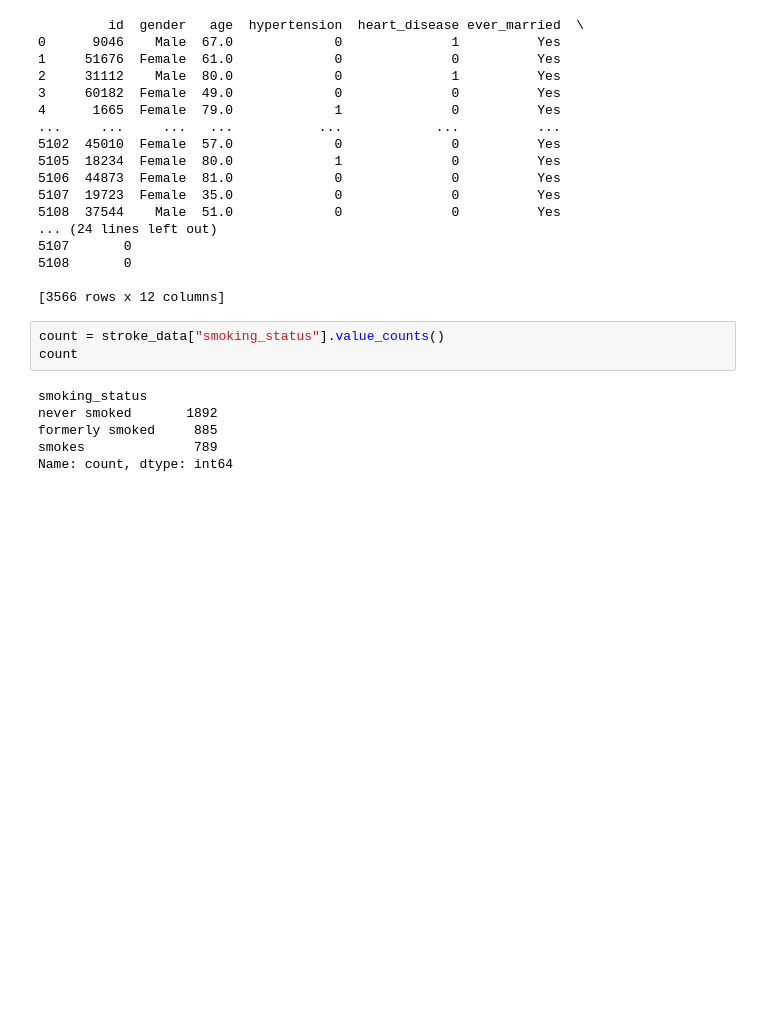
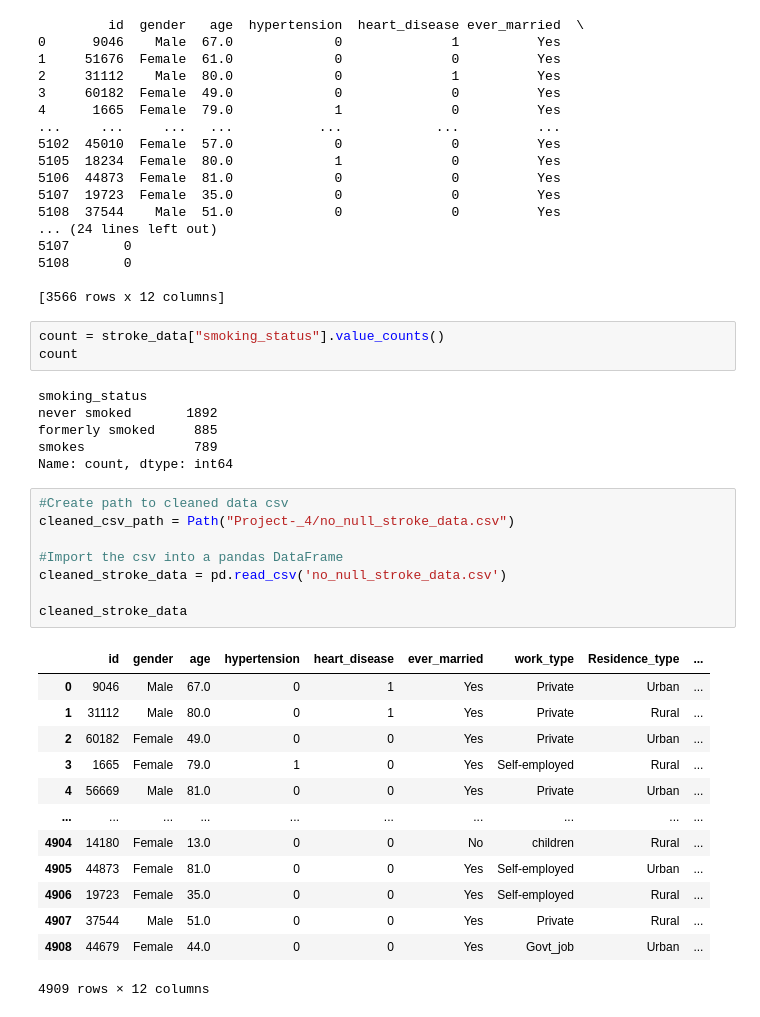
Before and after one commit to JohanaMarie/Project-_4, a Jupyter notebook: stroke.ipynb, the cells around one changed output. Saved outputs shown, nothing was run; the diff lists cells and outputs as text; blank space fills up the shorter version.

```diff
--- a/stroke.ipynb
+++ b/stroke.ipynb
@@ -173,3 +173,25 @@ never smoked       1892
 formerly smoked     885
 smokes              789
 Name: count, dtype: int64
+# %%
+#Create path to cleaned data csv
+cleaned_csv_path = Path("Project-_4/no_null_stroke_data.csv")
+
+#Import the csv into a pandas DataFrame
+cleaned_stroke_data = pd.read_csv('no_null_stroke_data.csv')
+
+cleaned_stroke_data
+# %% [output]
+|  | id | gender | age | hypertension | heart_disease | ever_married | work_type | Residence_type | ... |
+| 0 | 9046 | Male | 67.0 | 0 | 1 | Yes | Private | Urban | ... |
+| 1 | 31112 | Male | 80.0 | 0 | 1 | Yes | Private | Rural | ... |
+| 2 | 60182 | Female | 49.0 | 0 | 0 | Yes | Private | Urban | ... |
+| 3 | 1665 | Female | 79.0 | 1 | 0 | Yes | Self-employed | Rural | ... |
+| 4 | 56669 | Male | 81.0 | 0 | 0 | Yes | Private | Urban | ... |
+| ... | ... | ... | ... | ... | ... | ... | ... | ... | ... |
+| 4904 | 14180 | Female | 13.0 | 0 | 0 | No | children | Rural | ... |
+| 4905 | 44873 | Female | 81.0 | 0 | 0 | Yes | Self-employed | Urban | ... |
+| 4906 | 19723 | Female | 35.0 | 0 | 0 | Yes | Self-employed | Rural | ... |
+| 4907 | 37544 | Male | 51.0 | 0 | 0 | Yes | Private | Rural | ... |
+| 4908 | 44679 | Female | 44.0 | 0 | 0 | Yes | Govt_job | Urban | ... |
+4909 rows × 12 columns
```
Also changed, not shown: parts of 8 cells of this notebook.
